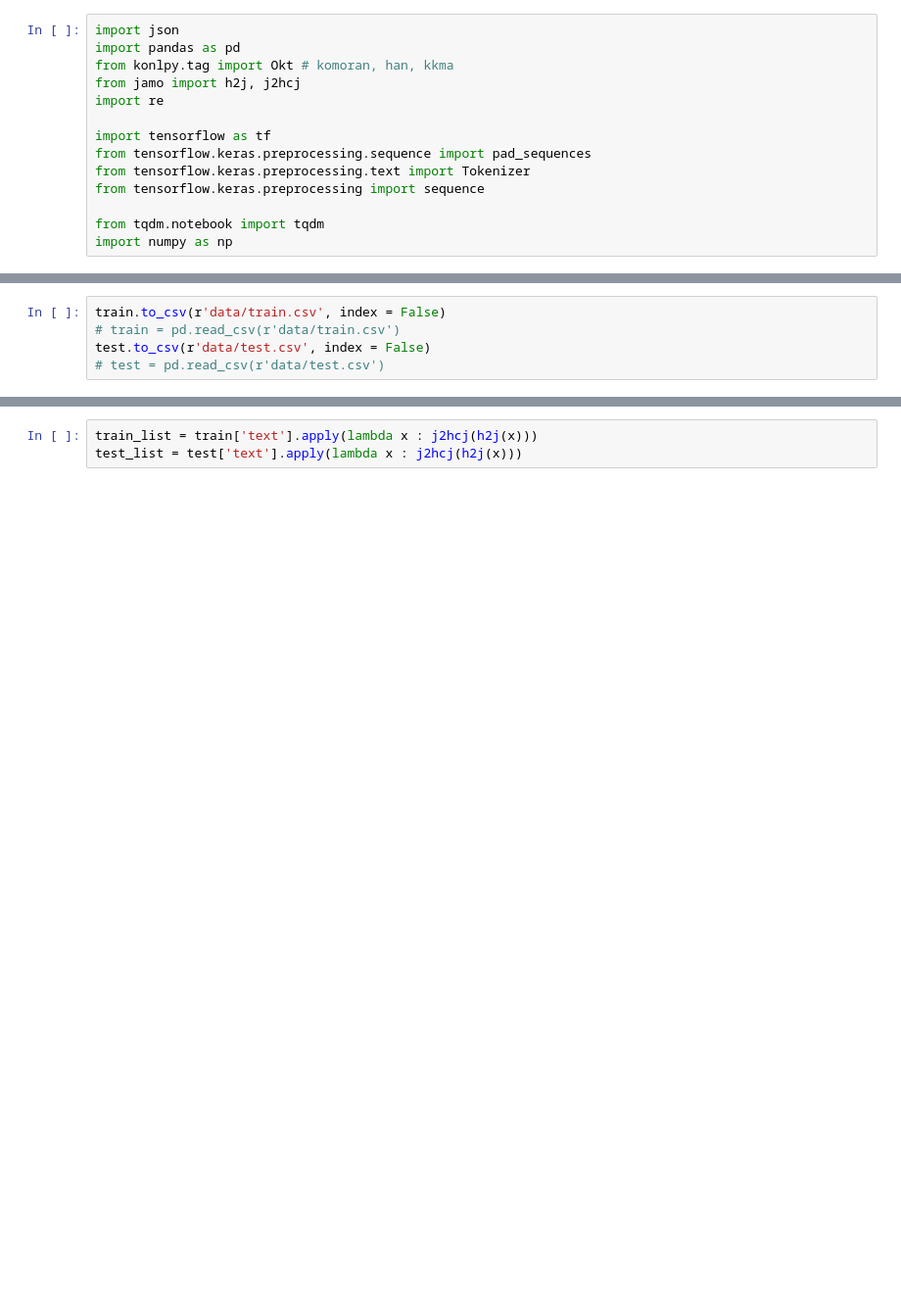
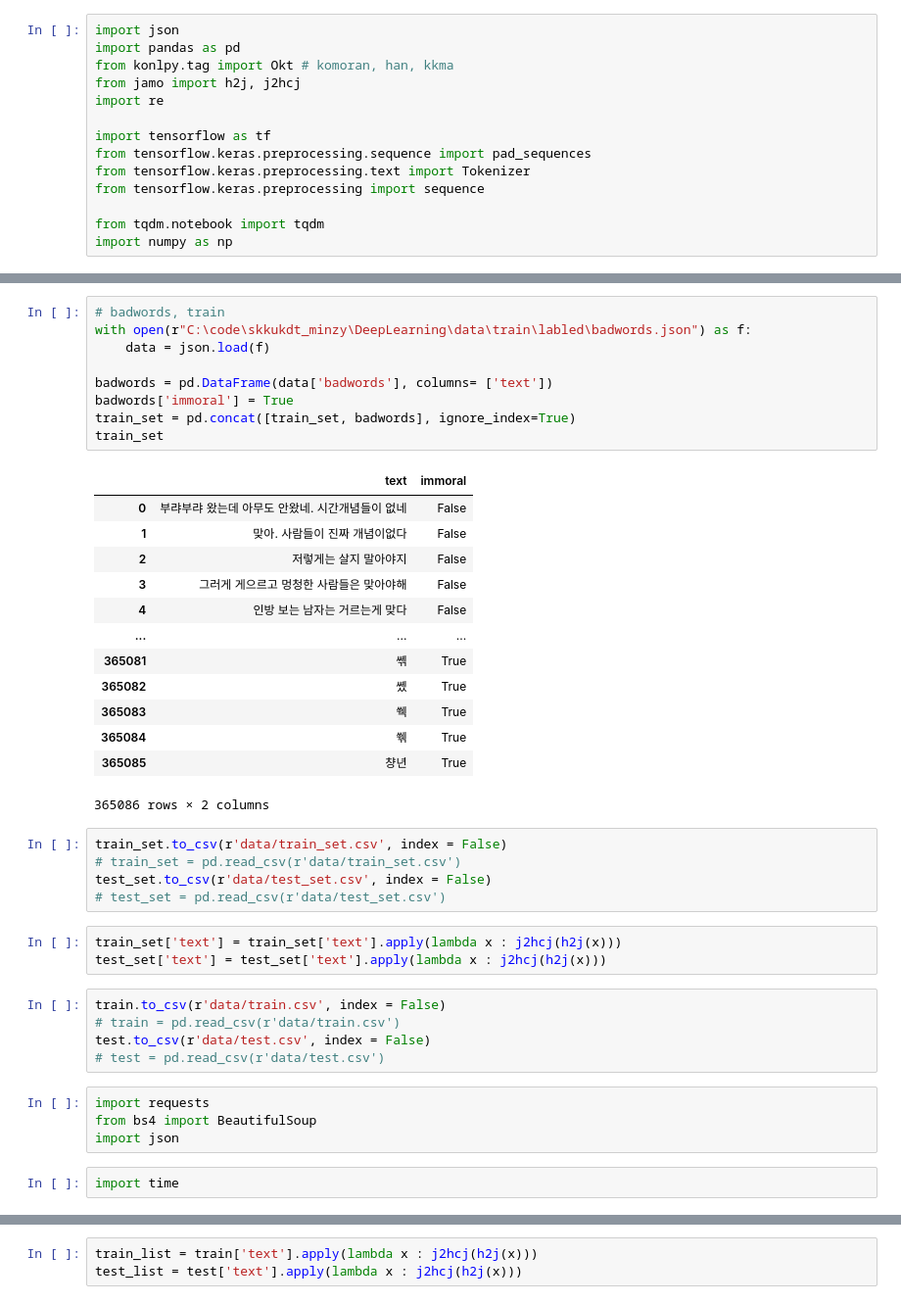
Before and after one commit to minzy213/skkukdt_minzy, a Jupyter notebook: DeepLearning/project.ipynb, the cells around one changed output, grey strips where cells are left out. Shown: that part at 98% size. Drawn from its saved outputs; the diff is of its cells as text; blank space fills up the shorter version.

```diff
--- a/DeepLearning/project.ipynb
+++ b/DeepLearning/project.ipynb
@@ -70,5 +80,42 @@ test
+# %%
+# badwords, train
+with open(r"C:\code\skkukdt_minzy\DeepLearning\data\train\labled\badwords.json") as f:
+    data = json.load(f)
+
+badwords = pd.DataFrame(data['badwords'], columns= ['text'])
+badwords['immoral'] = True
+train_set = pd.concat([train_set, badwords], ignore_index=True)
+train_set
+# %% [output]
+|  | text | immoral |
+| 0 | 부랴부랴 왔는데 아무도 안왔네. 시간개념들이 없네 | False |
+| 1 | 맞아. 사람들이 진짜 개념이없다 | False |
+| 2 | 저렇게는 살지 말아야지 | False |
+| 3 | 그러게 게으르고 멍청한 사람들은 맞아야해 | False |
+| 4 | 인방 보는 남자는 거르는게 맞다 | False |
+| ... | ... | ... |
+| 365081 | 쎾 | True |
+| 365082 | 쏐 | True |
+| 365083 | 쒝 | True |
+| 365084 | 쒞 | True |
+| 365085 | 챵년 | True |
+365086 rows × 2 columns
+# %%
+train_set.to_csv(r'data/train_set.csv', index = False)
+# train_set = pd.read_csv(r'data/train_set.csv')
+test_set.to_csv(r'data/test_set.csv', index = False)
+# test_set = pd.read_csv(r'data/test_set.csv')
+# %%
+train_set['text'] = train_set['text'].apply(lambda x : j2hcj(h2j(x)))
+test_set['text'] = test_set['text'].apply(lambda x : j2hcj(h2j(x)))
 # %%
 train.to_csv(r'data/train.csv', index = False)
 # train = pd.read_csv(r'data/train.csv')
 test.to_csv(r'data/test.csv', index = False)
 # test = pd.read_csv(r'data/test.csv')
+# %%
+import requests
+from bs4 import BeautifulSoup
+import json
+# %%
+import time
```
Also changed, not shown: parts of 7 cells of this notebook, 6 other files.
